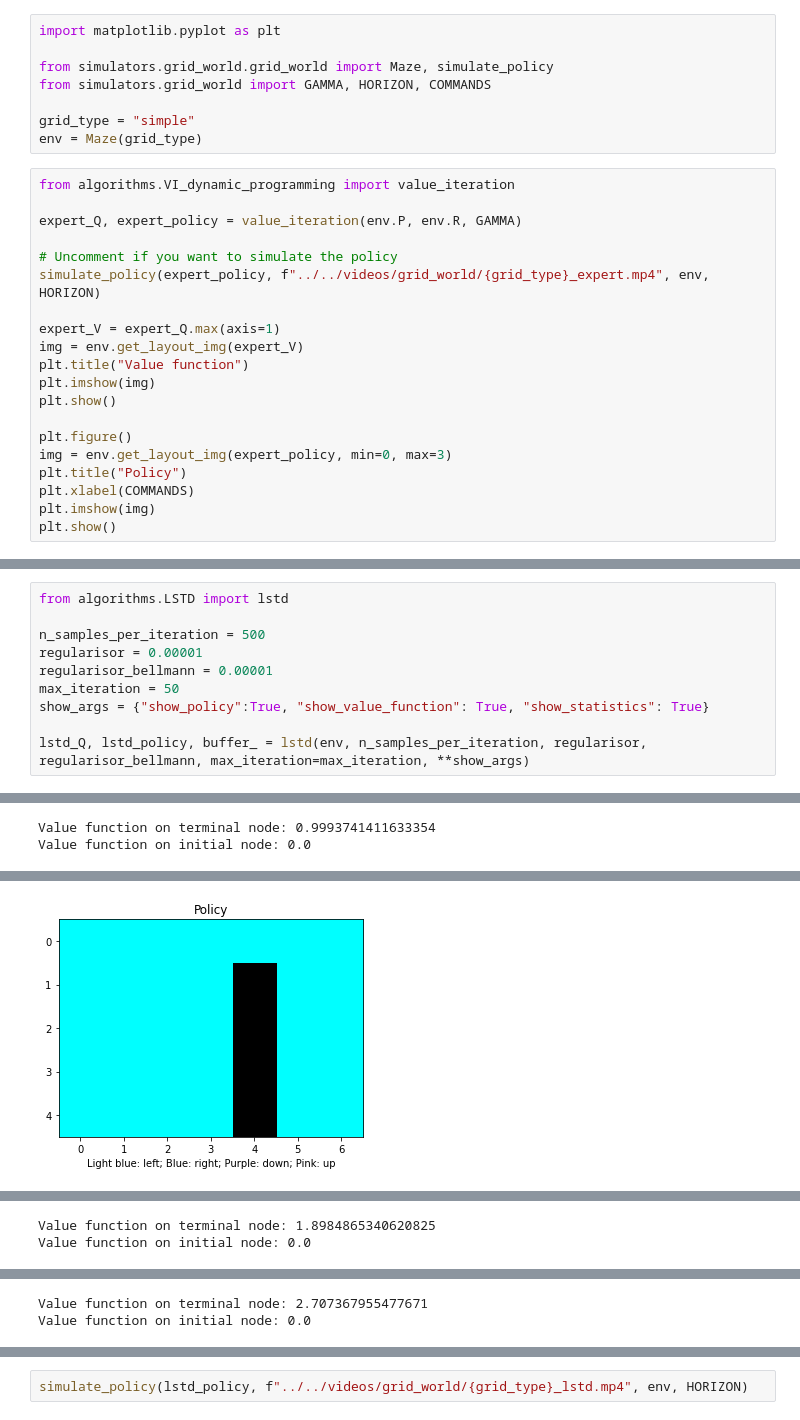
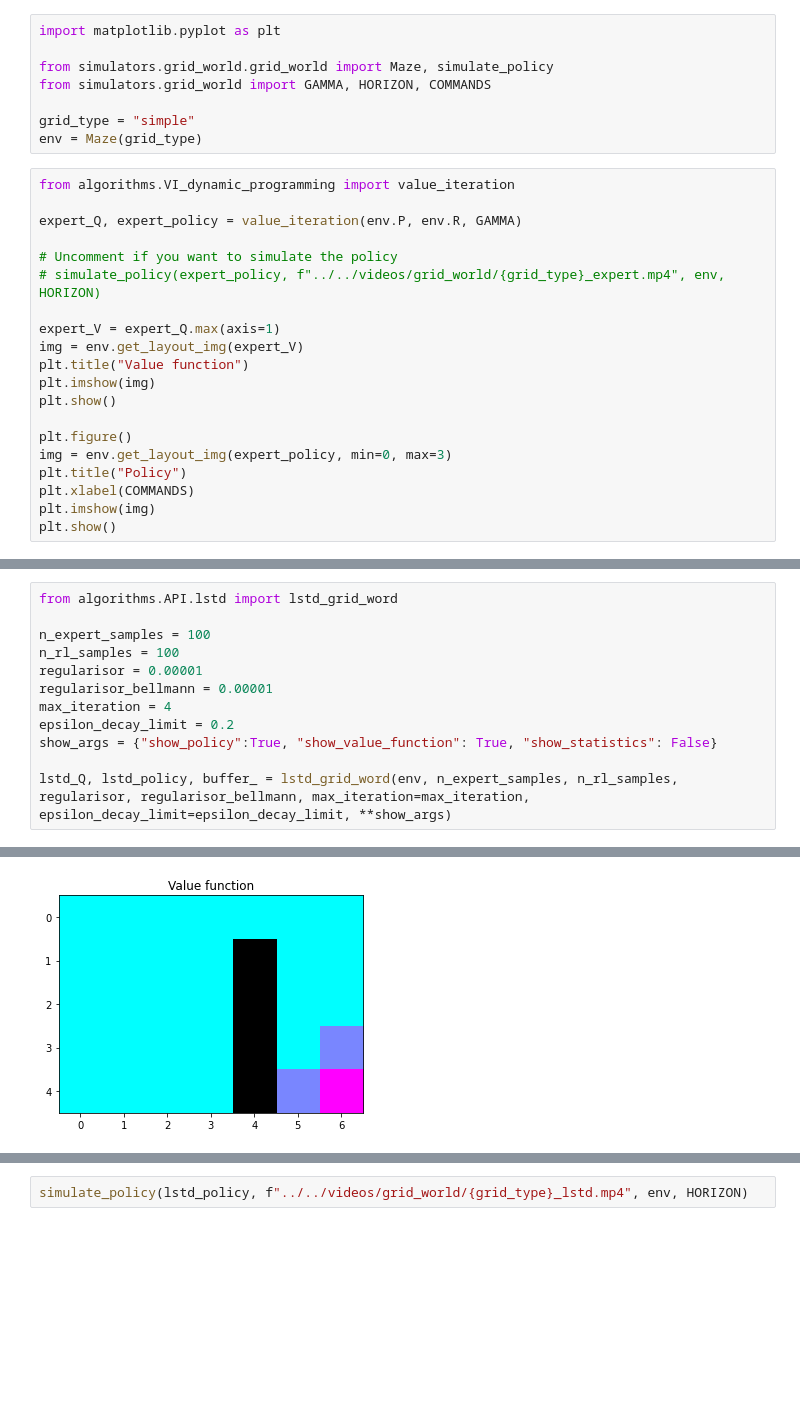
Before and after one commit to theovincent/ReinforcementLearningWithDemonstration, a Jupyter notebook: simulators/grid_world/simulate_algorithms.ipynb, the cells around one changed output, grey strips where cells are left out. Drawn from its saved outputs; the diff is of its cells as text; blank space fills up the shorter version.

```diff
--- a/simulators/grid_world/simulate_algorithms.ipynb
+++ b/simulators/grid_world/simulate_algorithms.ipynb
@@ -14,7 +14,7 @@ from algorithms.VI_dynamic_programming import value_iteration
 expert_Q, expert_policy = value_iteration(env.P, env.R, GAMMA)
 
 # Uncomment if you want to simulate the policy
-simulate_policy(expert_policy, f"../../videos/grid_world/{grid_type}_expert.mp4", env, HORIZON)
+# simulate_policy(expert_policy, f"../../videos/grid_world/{grid_type}_expert.mp4", env, HORIZON)
 
 expert_V = expert_Q.max(axis=1)
 img = env.get_layout_img(expert_V)
@@ -49,13 +32,15 @@ ffmpeg version 4.3.3-0+deb11u1 Copyright (c) 2000-2021 the FFmpeg developers
 [figure]
 [figure]
 # %%
-from algorithms.LSTD import lstd
+from algorithms.API.lstd import lstd_grid_word
 
-n_samples_per_iteration = 500
+n_expert_samples = 100
+n_rl_samples = 100
 regularisor = 0.00001
 regularisor_bellmann = 0.00001
-max_iteration = 50
-show_args = {"show_policy":True, "show_value_function": True, "show_statistics": True}
+max_iteration = 4
+epsilon_decay_limit = 0.2
+show_args = {"show_policy":True, "show_value_function": True, "show_statistics": False}
 
-lstd_Q, lstd_policy, buffer_ = lstd(env, n_samples_per_iteration, regularisor, regularisor_bellmann, max_iteration=max_iteration, **show_args)
+lstd_Q, lstd_policy, buffer_ = lstd_grid_word(env, n_expert_samples, n_rl_samples, regularisor, regularisor_bellmann, max_iteration=max_iteration, epsilon_decay_limit=epsilon_decay_limit, **show_args)
 # %% [output]
@@ -63,2 +47,0 @@ lstd_Q, lstd_policy, buffer_ = lstd(env, n_samples_per_iteration, regularisor, r
-Value function on terminal node: 0.9993741411633354
-Value function on initial node: 0.0
@@ -66 +49 @@ Value function on initial node: 0.0
-[figure, old version]
+[figure, new version]
@@ -68,2 +50,0 @@ Value function on initial node: 0.0
-Value function on terminal node: 1.8984865340620825
-Value function on initial node: 0.0
@@ -73,2 +53,0 @@ Value function on initial node: 0.0
-Value function on terminal node: 2.707367955477671
-Value function on initial node: 0.0
```
Also changed, not shown: parts of 3 cells of this notebook, 8 other files.
